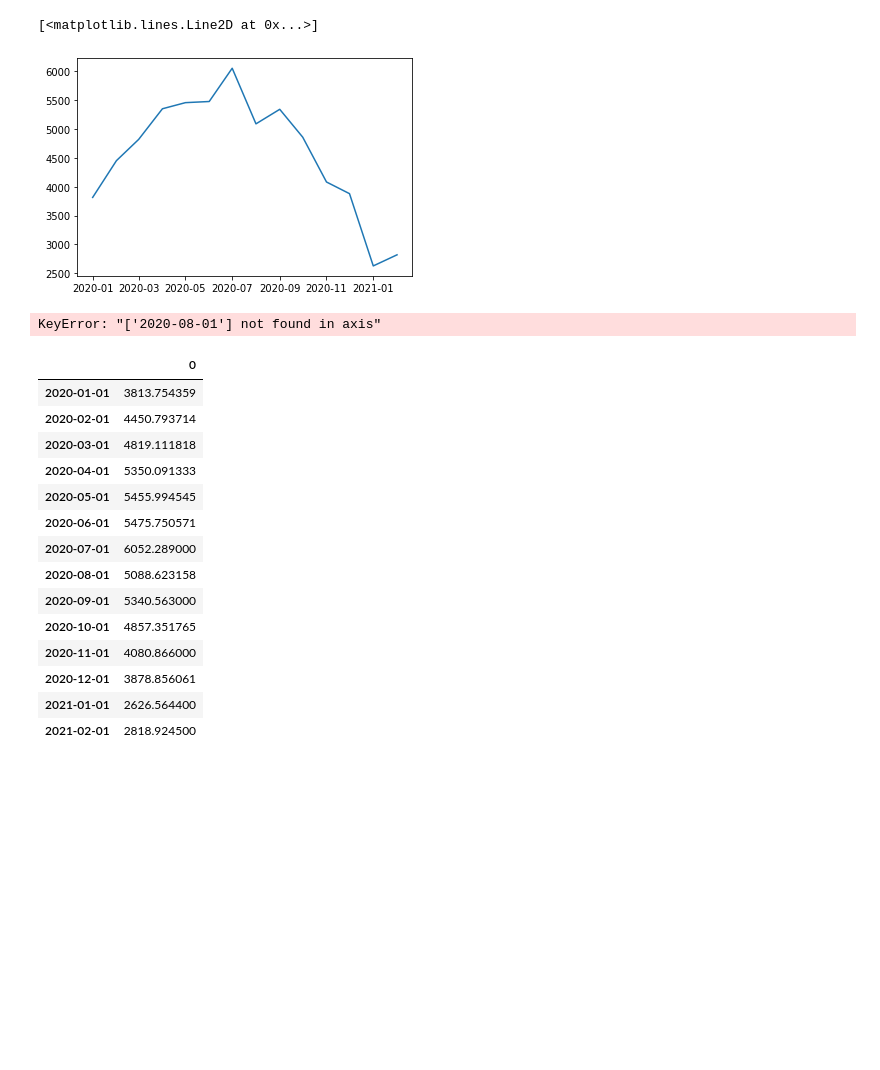
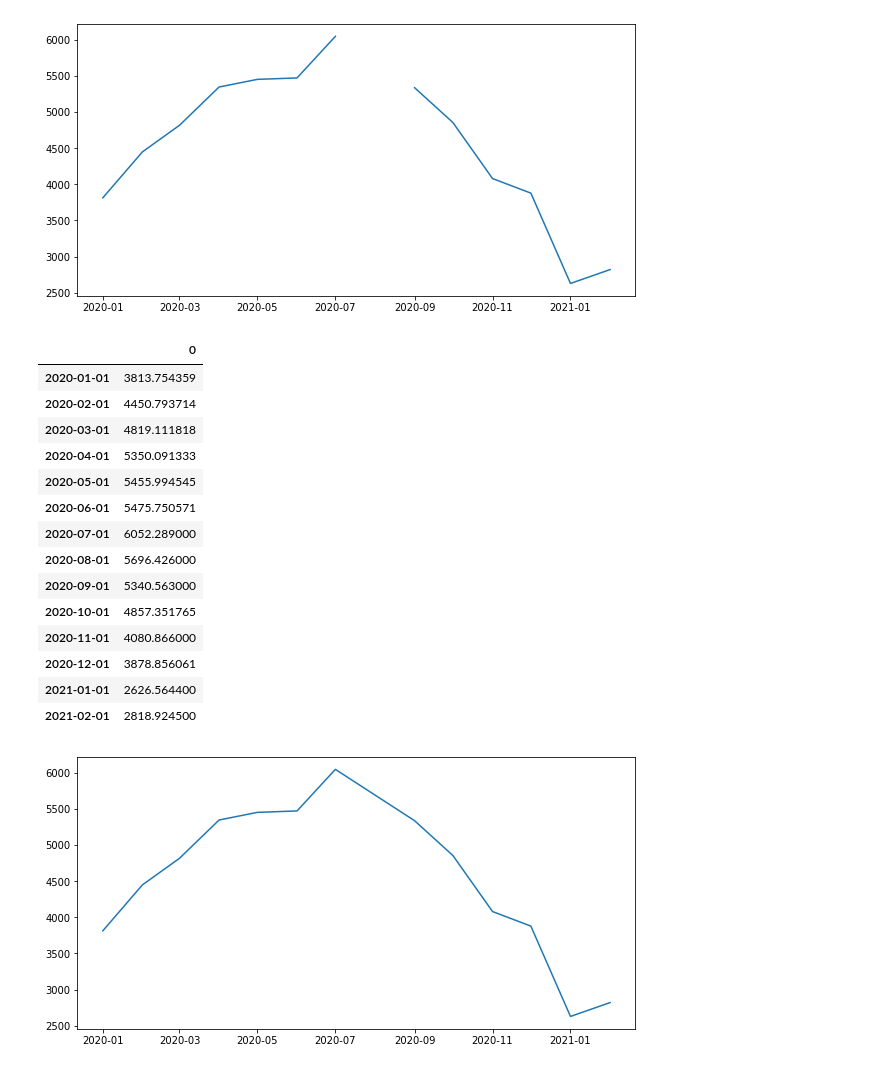
Before and after one commit to Astrobert0/Project-4, a Jupyter notebook: Analysis.ipynb, the cells around one changed output. Saved outputs shown, nothing was run; the diff lists cells and outputs as text; code cells hidden in the pictures; blank space fills up the shorter version.

```diff
--- a/Analysis.ipynb
+++ b/Analysis.ipynb
@@ -63,46 +285,53 @@ Pvalues
 # %%
 """TIME SERIES"""
 #get mean salary
 meansavings =[]
 for key in csvfiles.keys():
     meansavings.append(csvfiles[key]['Saldo'].mean())
 
 #preparing the month
 months = []
 for month in range(1,13):
     months.append(f'{month}/2020')
     if month >=12:
         for month in range(1,3):
             months.append(f'{month}/2021')
 
 #creating dataframe
 dfsavings = pd.DataFrame(data= meansavings, index=months)
 dfsavings.index = pd.to_datetime(dfsavings.index,format = '%m/%Y')
-dfsavings.drop(index = '2020-08-01')
+dfsavings[0]['2020-08-01'] = np.nan #The dataframe csvfile['movements_08-2020'] does not have alll the days of that month
 
+
+#before interpolation
+plt.figure(figsize=(10,5))
 plt.plot(dfsavings.index,dfsavings[0])
+plt.show()
+#plt.savefig(fr'{datavizfolder}\Before_interpolation_savings.png')
+
+#after interpolation
+dfsavings[0] = dfsavings[0].interpolate()
+plt.figure(figsize=(10,5))
+plt.plot(dfsavings.index,dfsavings[0])
+#plt.savefig(fr'{datavizfolder}\After_interpolation_savings.png')
+sm.tsa.seasonal_decompose
+dfsavings
+#dfsavings.to_csv(fr'{path}\meansavings.csv')
 # %% [output]
-[<matplotlib.lines.Line2D at 0x...>]
-[figure, old version]
+[figure, new version]
+|  | 0 |
+| 2020-01-01 | 3813.754359 |
+| 2020-02-01 | 4450.793714 |
+| 2020-03-01 | 4819.111818 |
+| 2020-04-01 | 5350.091333 |
+| 2020-05-01 | 5455.994545 |
+| 2020-06-01 | 5475.750571 |
+| 2020-07-01 | 6052.289000 |
+| 2020-08-01 | 5696.426000 |
+| 2020-09-01 | 5340.563000 |
+| 2020-10-01 | 4857.351765 |
+| 2020-11-01 | 4080.866000 |
+| 2020-12-01 | 3878.856061 |
+| 2021-01-01 | 2626.564400 |
+| 2021-02-01 | 2818.924500 |
+[figure, added]
-# %%
-dfsavings.drop(axis=0 ,columns= 0,index = '2020-08-01')
-# %% [output]
-KeyError: "['2020-08-01'] not found in axis"
-# %%
-dfsavings
-# %% [output]
-|  | 0 |
-| 2020-01-01 | 3813.754359 |
-| 2020-02-01 | 4450.793714 |
-| 2020-03-01 | 4819.111818 |
-| 2020-04-01 | 5350.091333 |
-| 2020-05-01 | 5455.994545 |
-| 2020-06-01 | 5475.750571 |
-| 2020-07-01 | 6052.289000 |
-| 2020-08-01 | 5088.623158 |
-| 2020-09-01 | 5340.563000 |
-| 2020-10-01 | 4857.351765 |
-| 2020-11-01 | 4080.866000 |
-| 2020-12-01 | 3878.856061 |
-| 2021-01-01 | 2626.564400 |
-| 2021-02-01 | 2818.924500 |
```
Also changed, not shown: parts of 15 cells of this notebook, 4 other files.
